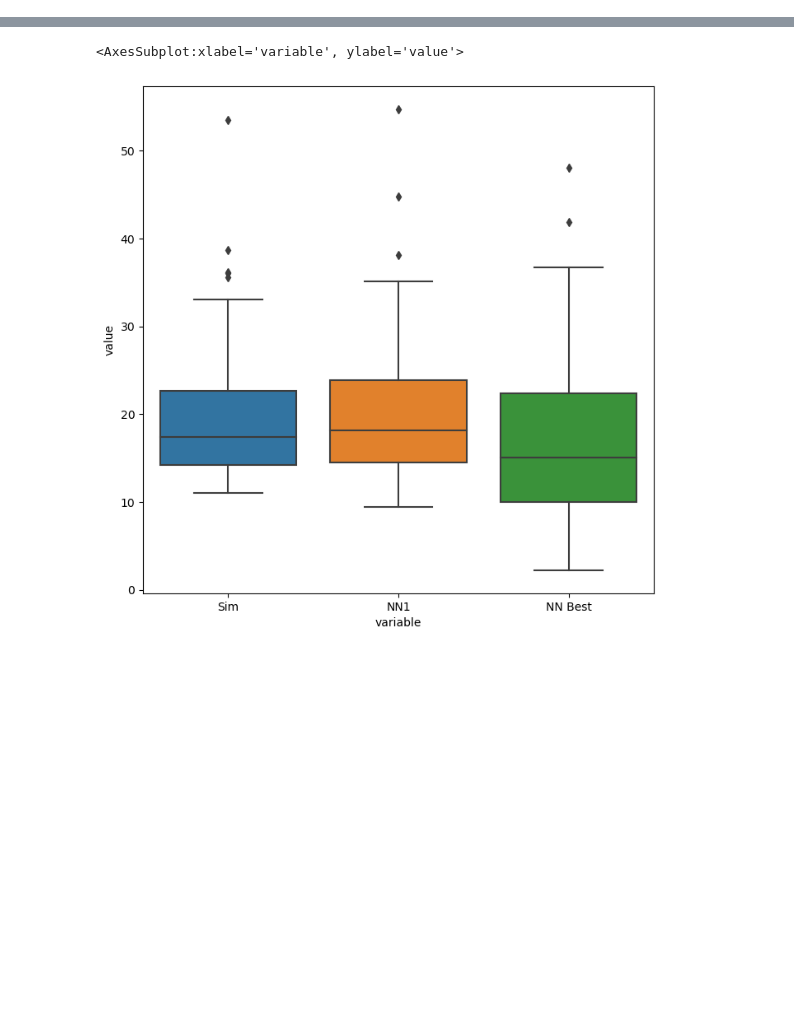
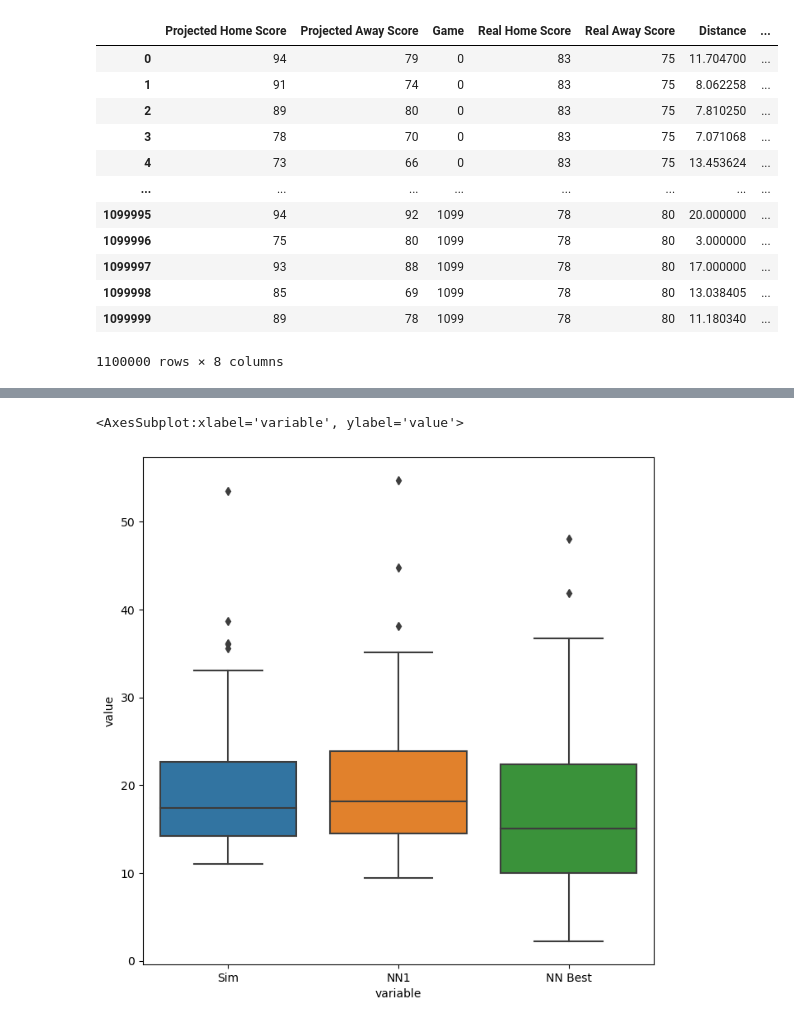
Before and after one commit to mdonahue263/NCAA_Markov, a Jupyter notebook: test_nns_against_regular_sim_v02.ipynb, the cells around one changed output, grey strips where cells are left out. Saved outputs shown, nothing was run; the diff lists cells and outputs as text; code cells hidden in the pictures; blank space fills up the shorter version.

```diff
--- a/test_nns_against_regular_sim_v02.ipynb
+++ b/test_nns_against_regular_sim_v02.ipynb
@@ -289,0 +325,11 @@ for g in games_to_test:
+# %%
+data_list = []
+for g in tqdm(range(len(final_scores_test))):
+    real_score = final_scores_test[g]
+    current_1000 = simulation_output_test[g]
+    current_df = pd.DataFrame(current_1000, columns=['Projected Home Score','Projected Away Score'])
+    current_df['Game'] = g
+    current_df['Real Home Score'] = real_score[0]
+    current_df['Real Away Score'] = real_score[1]
+    data_list.append(current_df)
+testing_dataframe = pd.concat(data_list).reset_index(drop=True)
@@ -289,0 +342,16 @@ for g in games_to_test:
+# %%
+testing_dataframe
+# %% [output]
+|  | Projected Home Score | Projected Away Score | Game | Real Home Score | Real Away Score | Distance | ... |
+| 0 | 94 | 79 | 0 | 83 | 75 | 11.704700 | ... |
+| 1 | 91 | 74 | 0 | 83 | 75 | 8.062258 | ... |
+| 2 | 89 | 80 | 0 | 83 | 75 | 7.810250 | ... |
+| 3 | 78 | 70 | 0 | 83 | 75 | 7.071068 | ... |
+| 4 | 73 | 66 | 0 | 83 | 75 | 13.453624 | ... |
+| ... | ... | ... | ... | ... | ... | ... | ... |
+| 1099995 | 94 | 92 | 1099 | 78 | 80 | 20.000000 | ... |
+| 1099996 | 75 | 80 | 1099 | 78 | 80 | 3.000000 | ... |
+| 1099997 | 93 | 88 | 1099 | 78 | 80 | 17.000000 | ... |
+| 1099998 | 85 | 69 | 1099 | 78 | 80 | 13.038405 | ... |
+| 1099999 | 89 | 78 | 1099 | 78 | 80 | 11.180340 | ... |
+1100000 rows × 8 columns
```
Also changed, not shown: parts of 26 cells of this notebook, 1 other file.
